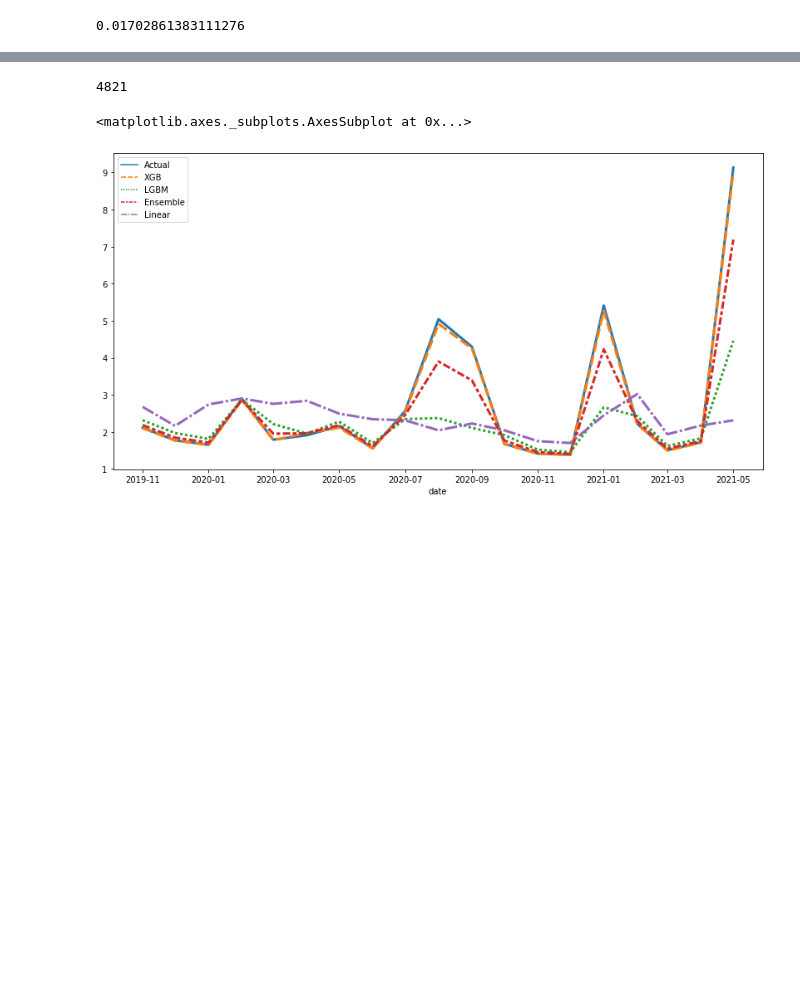
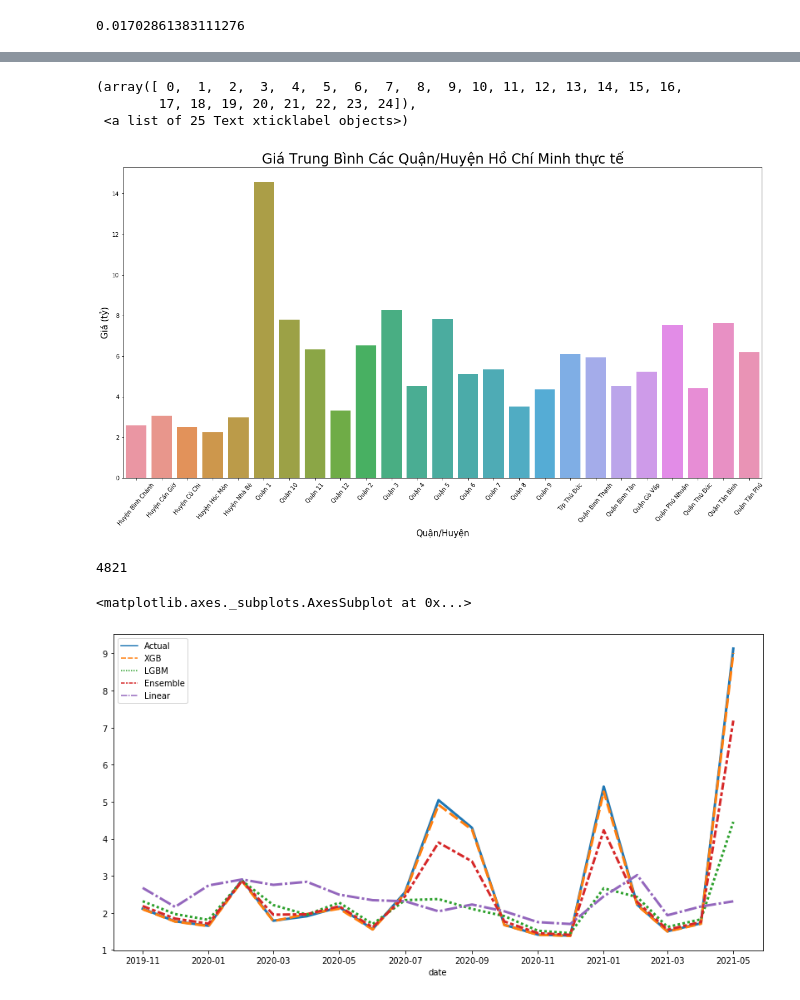
Before and after one commit to nhaidepdai213/NhaDatDuong, a Jupyter notebook: NhaDat_2_HCM.ipynb, the cells around one changed output, grey strips where cells are left out. Cells and saved outputs as stored; diff of their text form; code cells hidden in the pictures; blank space fills up the shorter version.

```diff
--- a/NhaDat_2_HCM.ipynb
+++ b/NhaDat_2_HCM.ipynb
@@ -568,3 +635,22 @@ ensemble = final_predictions_lg*(1-xg_boost_ratio) + final_predictions_xg*xg_boo
+# %%
+# Set the width and height of the figure
+plt.figure(figsize=(20,10))
+# Add title
+plt.title("Giá Trung Bình Các Quận/Huyện Hồ Chí Minh thực tế", fontsize=24)
+
+# Bar chart showing average arrival delay for Spirit Airlines flights by month
+sns.barplot(x=real.index, y=real["Gia"])
+
+# Add label for vertical axis
+plt.xlabel("Quận/Huyện", fontsize=15)
+plt.ylabel("Giá (tỷ)", fontsize=15)
+
+plt.xticks(rotation=50)
+# %% [output]
+(array([ 0,  1,  2,  3,  4,  5,  6,  7,  8,  9, 10, 11, 12, 13, 14, 15, 16,
+        17, 18, 19, 20, 21, 22, 23, 24]),
+ <a list of 25 Text xticklabel objects>)
+[figure, added]
 # %%
 len(final_predictions_li)
 # %% [output]
```
Also changed, not shown: parts of 11 cells of this notebook, 1 other file.
